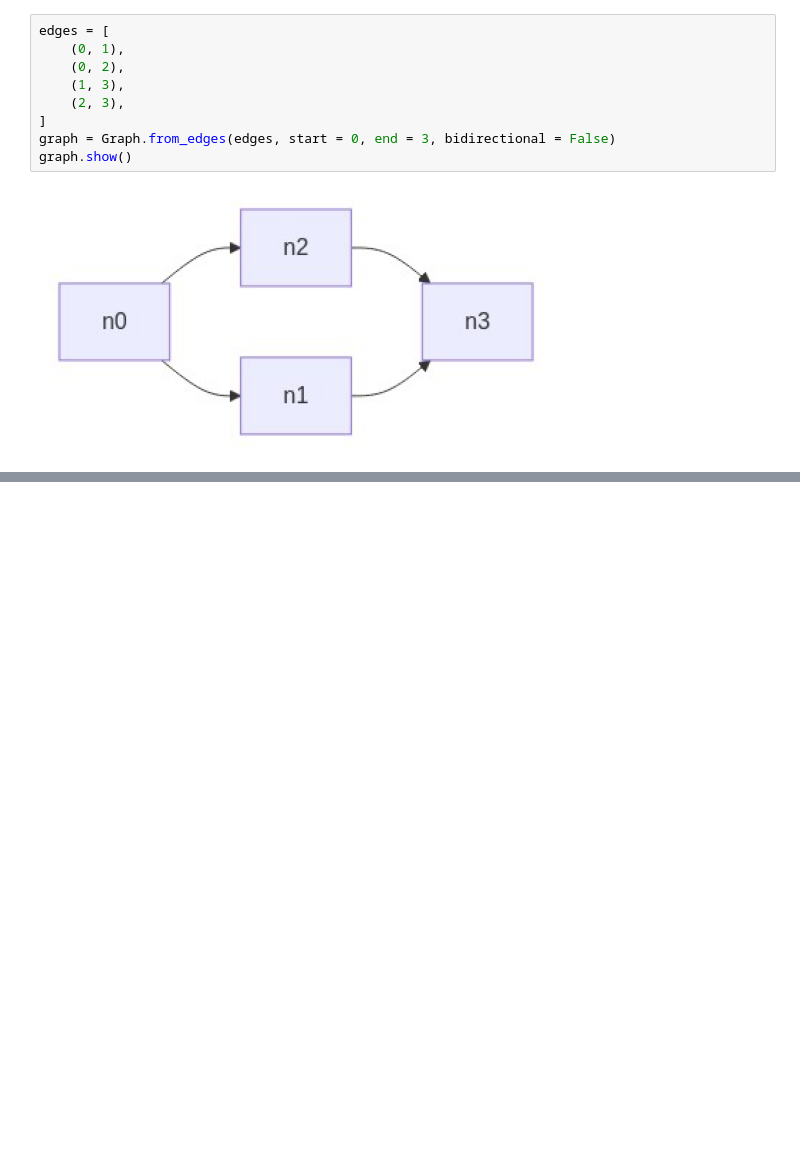
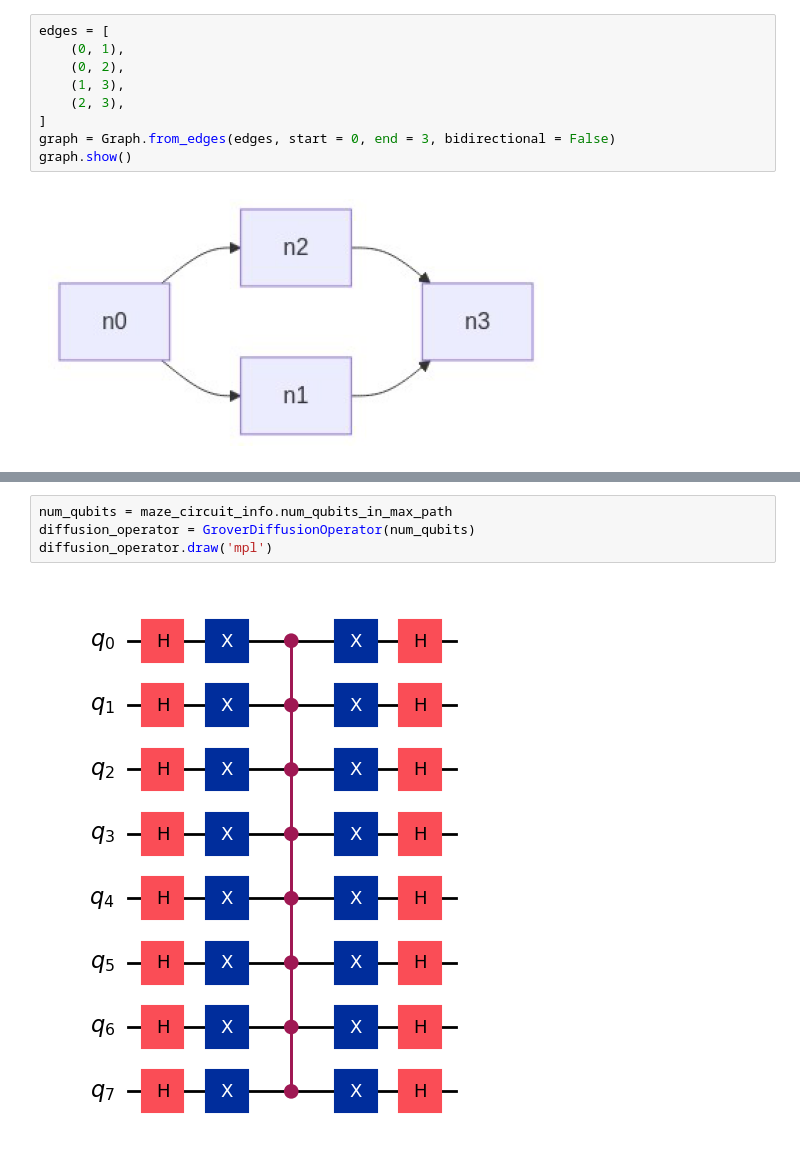
Before and after one commit to 1ngVG-QCCE/QuantumMazeSolver, a Jupyter notebook: maze_solver.ipynb, the cells around one changed output, grey strips where cells are left out. Cells and saved outputs as stored; diff of their text form; blank space fills up the shorter version.

```diff
--- a/maze_solver.ipynb
+++ b/maze_solver.ipynb
@@ -129,0 +87,6 @@ maze.show(classical_solver.solve(maze))
+# %%
+num_qubits = maze_circuit_info.num_qubits_in_max_path
+diffusion_operator = GroverDiffusionOperator(num_qubits)
+diffusion_operator.draw('mpl')
+# %% [output]
+[figure, added]
```
Also changed, not shown: parts of 42 cells of this notebook, 1 other file.
